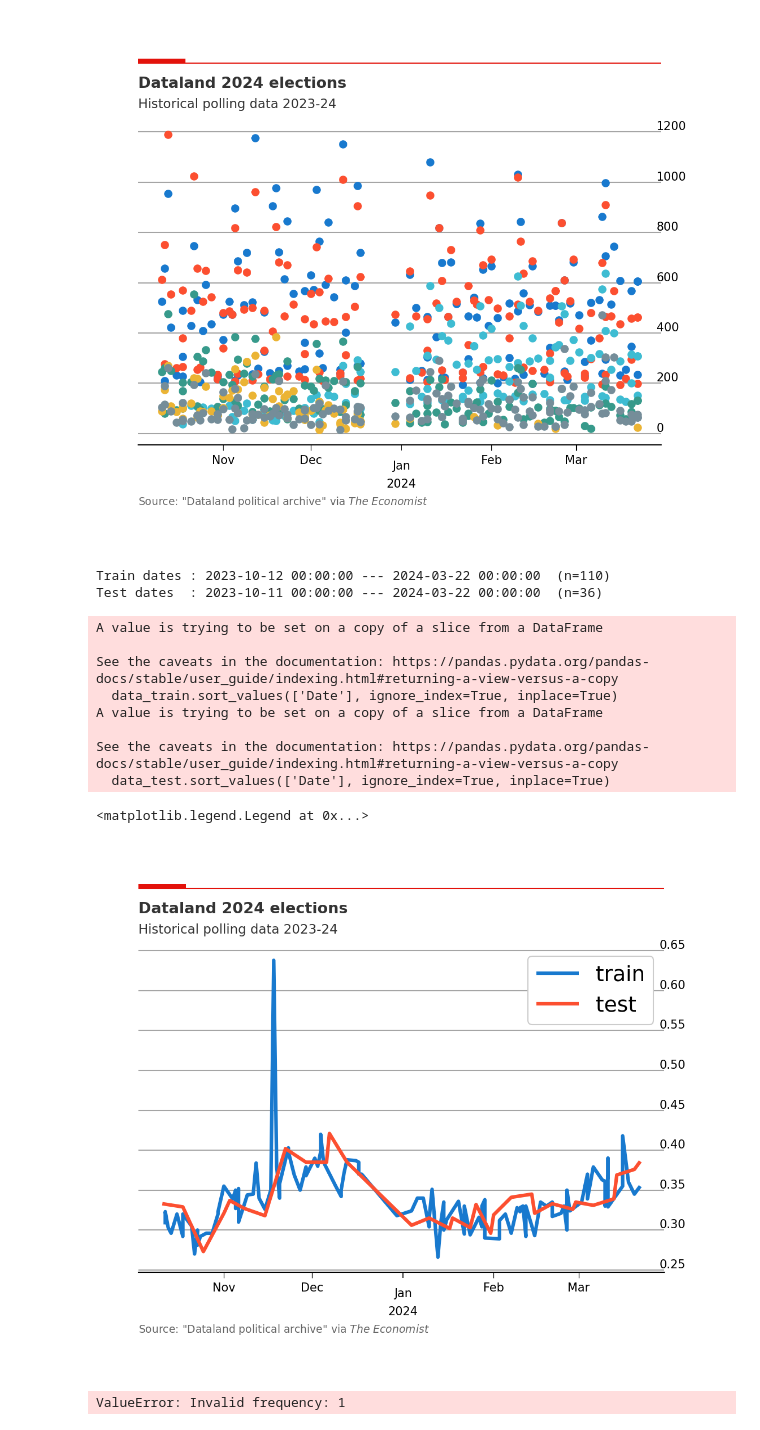
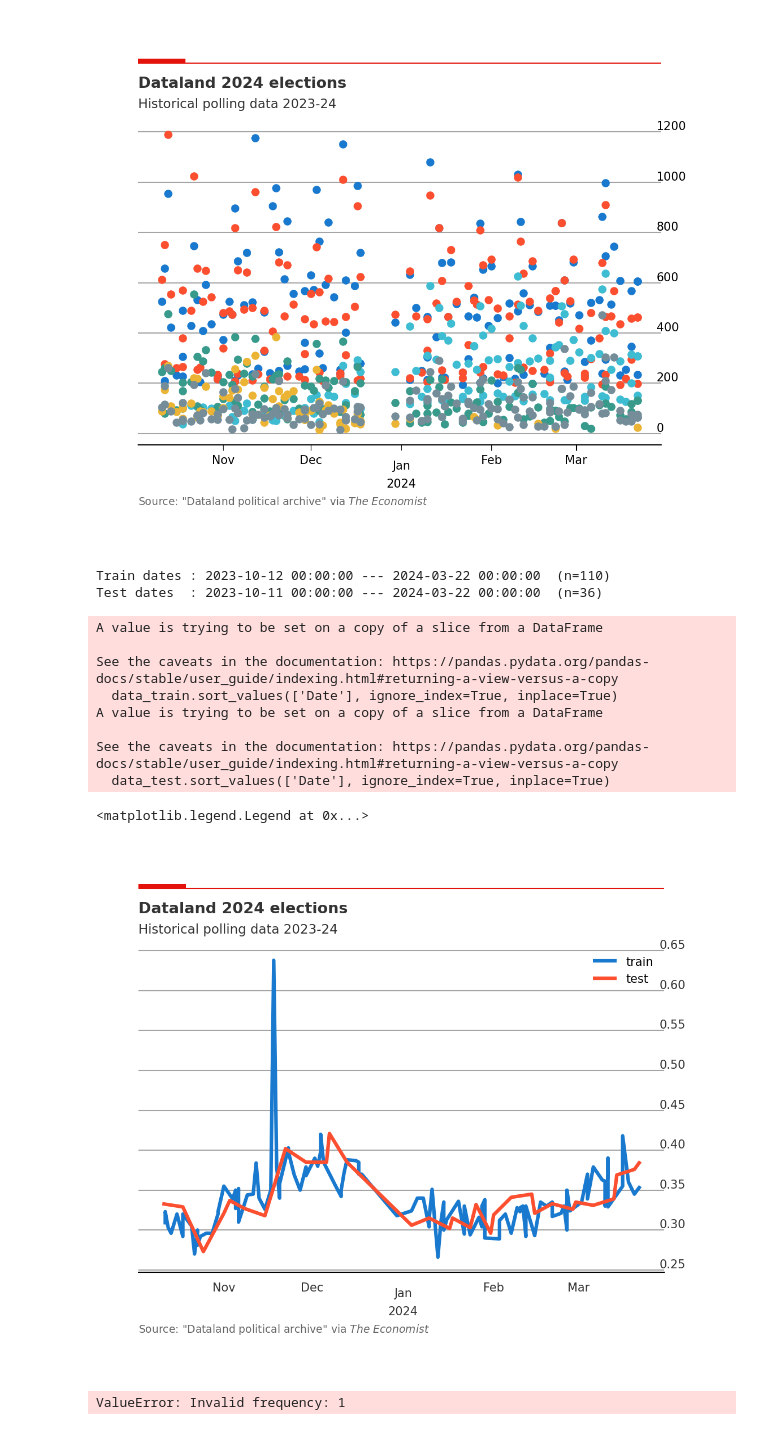
Before and after one commit to edoaltamura/election-predictions, a Jupyter notebook: notebooks/dev.ipynb, the cells around one changed output. Cells and saved outputs as stored; diff of their text form; code cells hidden in the pictures.

```diff
--- a/notebooks/dev.ipynb
+++ b/notebooks/dev.ipynb
@@ -36,35 +36,35 @@ data_test  = df[-steps:]
 
 data_train.sort_values(['Date'], ignore_index=True, inplace=True)
 data_train.reset_index(drop=True, inplace=True)
 
 
 data_test.sort_values(['Date'], ignore_index=True, inplace=True)
 data_test.reset_index(drop=True, inplace=True)
 
 print(f"Train dates : {data_train['Date'].min()} --- {data_train['Date'].max()}  (n={len(data_train)})")
 print(f"Test dates  : {data_test['Date'].min()} --- {data_test['Date'].max()}  (n={len(data_test)})")
 
 plt_ts = PlotTimeSeries()
 fig, ax = plt_ts.get_panels()
 plt_ts.set_title('Dataland 2024 elections', subtitle='Historical polling data 2023-24')
 plt_ts.set_source('Dataland political archive', pad=0.15)
 
 ax.plot(data_train['Date'], data_train['Bulstrode'], label='train')
 ax.plot(data_test['Date'], data_test['Bulstrode'], label='test')
-ax.legend()
+ax.legend(fontsize=10)
 # %% [output]
 Train dates : 2023-10-12 00:00:00 --- 2024-03-22 00:00:00  (n=110)
 Test dates  : 2023-10-11 00:00:00 --- 2024-03-22 00:00:00  (n=36)
 A value is trying to be set on a copy of a slice from a DataFrame
 
 See the caveats in the documentation: https://pandas.pydata.org/pandas-docs/stable/user_guide/indexing.html#returning-a-view-versus-a-copy
   data_train.sort_values(['Date'], ignore_index=True, inplace=True)
 A value is trying to be set on a copy of a slice from a DataFrame
 
 See the caveats in the documentation: https://pandas.pydata.org/pandas-docs/stable/user_guide/indexing.html#returning-a-view-versus-a-copy
   data_test.sort_values(['Date'], ignore_index=True, inplace=True)
 <matplotlib.legend.Legend at 0x...>
-[figure, old version]
+[figure, new version]
 # %%
 # Modeling and Forecasting
 # ==============================================================================
```
Also changed, not shown: 4 other files.
